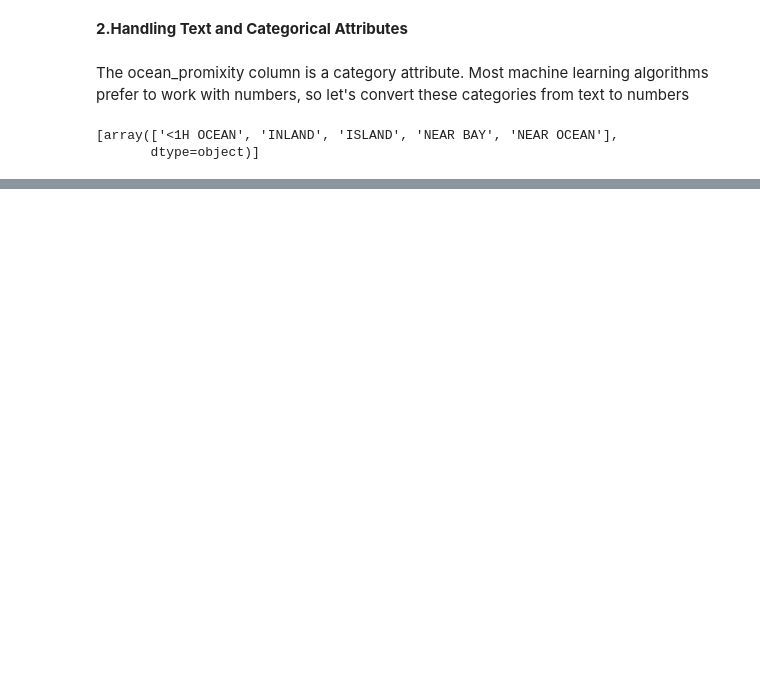
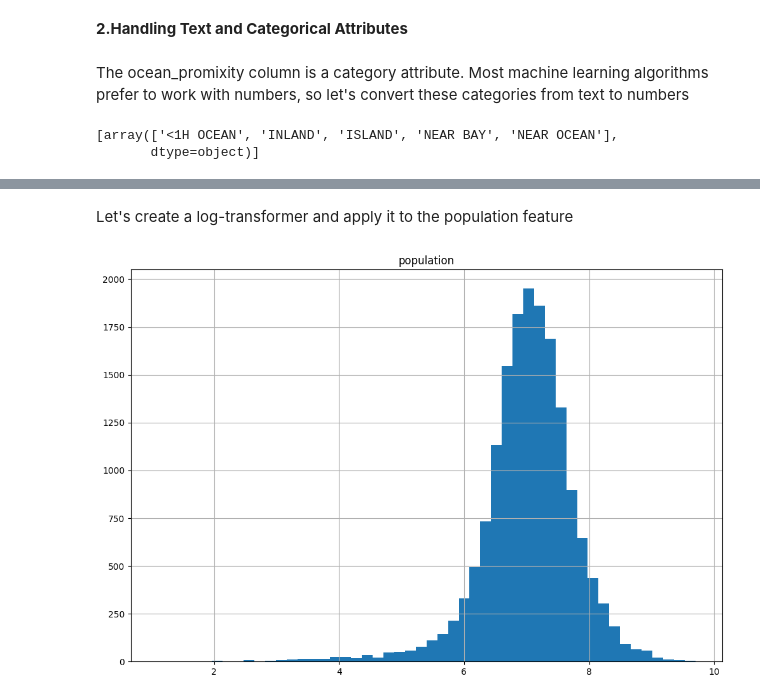
Before and after one commit to danifeerrer/CaliHousing, a Jupyter notebook: CaliforniaHousing.ipynb, the cells around one changed output, grey strips where cells are left out. Drawn from its saved outputs; the diff is of its cells as text; code cells hidden in the pictures; blank space fills up the shorter version.

```diff
--- a/CaliforniaHousing.ipynb
+++ b/CaliforniaHousing.ipynb
@@ -154,0 +212,12 @@ ordinal_encoder.categories_
+# %% [markdown]
+Let's create a log-transformer and apply it to the population feature
+# %%
+from sklearn.preprocessing import FunctionTransformer
+
+log_transformer = FunctionTransformer(np.log, inverse_func=np.exp)
+log_pop = log_transformer.transform(housing[["population"]])
+
+log_pop.hist(bins=50, figsize=(12,8))
+plt.show()
+# %% [output]
+[figure, added]
```
Also changed, not shown: parts of 17 cells of this notebook.
